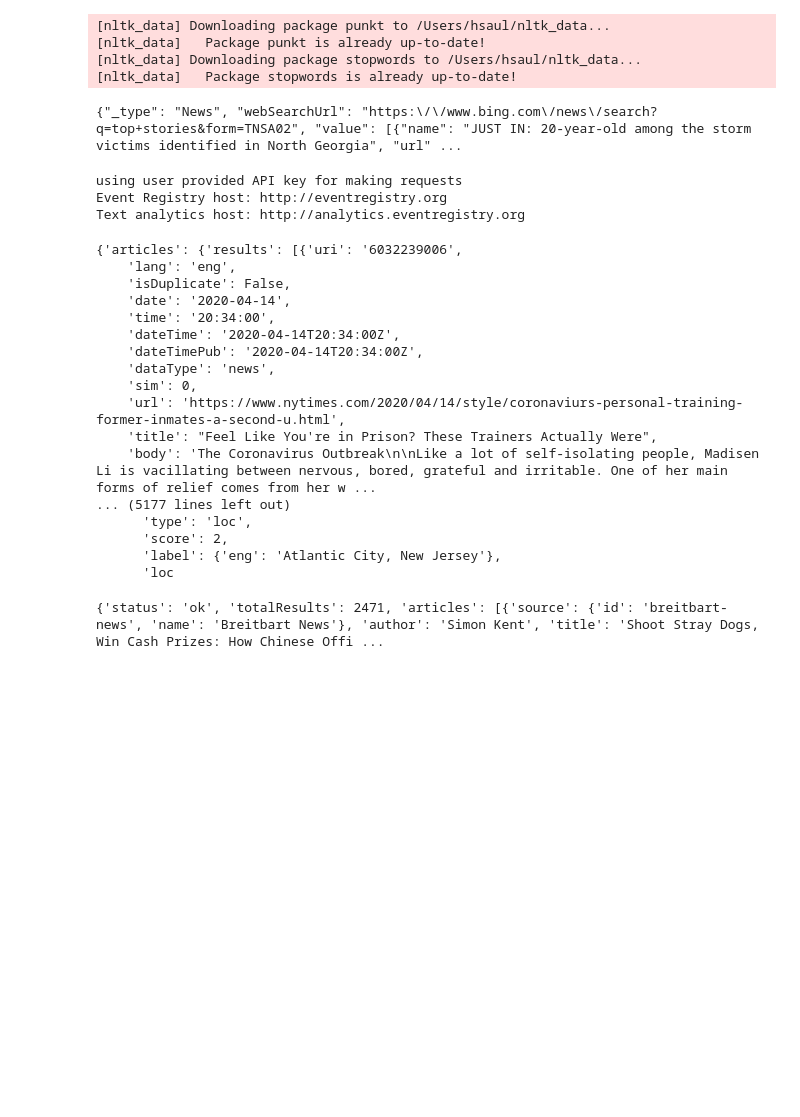
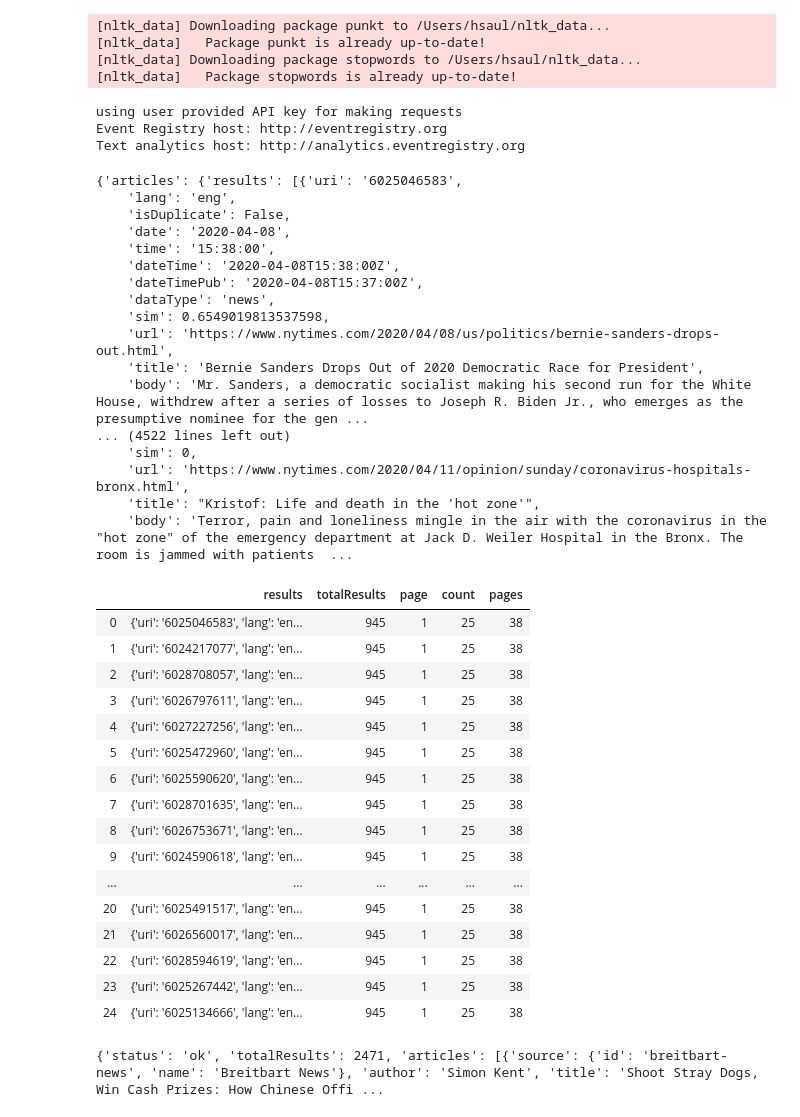
Before and after one commit to deirdrebclark/pro3-News, a Jupyter notebook: COVID-news/NLP COVID News Media.ipynb, the cells around one changed output. Saved outputs shown, nothing was run; the diff lists cells and outputs as text; code cells hidden in the pictures; blank space fills up the shorter version.

```diff
--- a/COVID-news/NLP COVID News Media.ipynb
+++ b/COVID-news/NLP COVID News Media.ipynb
@@ -32,29 +29,16 @@ subscription_key = "b9297b332bmshd145b94c59505f0p1a438cjsn3dc7ab324c32"
-# %%
-url = "https://microsoft-azure-bing-news-search-v1.p.rapidapi.com/"
-search_term = "Coronavirus"
-headers = {
-    'x-rapidapi-host': "microsoft-azure-bing-news-search-v1.p.rapidapi.com",
-    'x-rapidapi-key': "b9297b332bmshd145b94c59505f0p1a438cjsn3dc7ab324c32"
-    }
-params  = {"q": search_term, "textDecorations": True, "textFormat": "HTML"}
-
-response = requests.request("GET", url, headers=headers)
-headers = {"Ocp-Apim-Subscription-Key" : subscription_key}
-print(response.text)
-# %% [output]
-{"_type": "News", "webSearchUrl": "https:\/\/www.bing.com\/news\/search?q=top+stories&form=TNSA02", "value": [{"name": "JUST IN: 20-year-old among the storm victims identified in North Georgia", "url" ...
 # %%
 from eventregistry import *
 er = EventRegistry(apiKey = '33bbd245-d081-4083-aea8-aae044547b59' )
 q = QueryArticles(
-    dateStart = datetime.date(2020, 4, 1), dateEnd = datetime.date(2020, 4, 14),
+    dateStart = datetime.date(2020, 4, 8), dateEnd = datetime.date(2020, 4, 15),
     conceptUri = er.getConceptUri("Coronavirus"),
     sourceUri = er.getNewsSourceUri("New York Times"))
 
 # return details about the articles, including the concepts, categories, location and image
-q.setRequestedResult(RequestArticlesInfo(count = 50,
+q.setRequestedResult(RequestArticlesInfo(count = 25,
+    sortBy = "socialScore",
     returnInfo = ReturnInfo(
-        articleInfo = ArticleInfoFlags(duplicateList = True, concepts = True, categories = True, location = True, image = True))))
+        articleInfo = ArticleInfoFlags(socialScore= True, duplicateList = True, concepts = True, categories = True, location = True, image = True))))
 # execute the query
 res = er.execQuery(q)
 # %% [output]
@@ -64,23 +48,44 @@ Text analytics host: http://analytics.eventregistry.org
 # %%
 res
 # %% [output]
-{'articles': {'results': [{'uri': '6032239006',
+{'articles': {'results': [{'uri': '6025046583',
     'lang': 'eng',
     'isDuplicate': False,
-    'date': '2020-04-14',
-    'time': '20:34:00',
-    'dateTime': '2020-04-14T20:34:00Z',
-    'dateTimePub': '2020-04-14T20:34:00Z',
+    'date': '2020-04-08',
+    'time': '15:38:00',
+    'dateTime': '2020-04-08T15:38:00Z',
+    'dateTimePub': '2020-04-08T15:37:00Z',
     'dataType': 'news',
+    'sim': 0.6549019813537598,
+    'url': 'https://www.nytimes.com/2020/04/08/us/politics/bernie-sanders-drops-out.html',
+    'title': 'Bernie Sanders Drops Out of 2020 Democratic Race for President',
+    'body': 'Mr. Sanders, a democratic socialist making his second run for the White House, withdrew after a series of losses to Joseph R. Biden Jr., who emerges as the presumptive nominee for the gen ...
+... (4522 lines left out)
     'sim': 0,
-    'url': 'https://www.nytimes.com/2020/04/14/style/coronaviurs-personal-training-former-inmates-a-second-u.html',
-    'title': "Feel Like You're in Prison? These Trainers Actually Were",
-    'body': 'The Coronavirus Outbreak\n\nLike a lot of self-isolating people, Madisen Li is vacillating between nervous, bored, grateful and irritable. One of her main forms of relief comes from her w ...
-... (5177 lines left out)
-      'type': 'loc',
-      'score': 2,
-      'label': {'eng': 'Atlantic City, New Jersey'},
-      'loc
+    'url': 'https://www.nytimes.com/2020/04/11/opinion/sunday/coronavirus-hospitals-bronx.html',
+    'title': "Kristof: Life and death in the 'hot zone'",
+    'body': 'Terror, pain and loneliness mingle in the air with the coronavirus in the "hot zone" of the emergency department at Jack D. Weiler Hospital in the Bronx. The room is jammed with patients  ...
+# %%
+res_df=pd.DataFrame(res['articles'])
+res_df
+# %% [output]
+|  | results | totalResults | page | count | pages |
+| 0 | {'uri': '6025046583', 'lang': 'en... | 945 | 1 | 25 | 38 |
+| 1 | {'uri': '6024217077', 'lang': 'en... | 945 | 1 | 25 | 38 |
+| 2 | {'uri': '6028708057', 'lang': 'en... | 945 | 1 | 25 | 38 |
+| 3 | {'uri': '6026797611', 'lang': 'en... | 945 | 1 | 25 | 38 |
+| 4 | {'uri': '6027227256', 'lang': 'en... | 945 | 1 | 25 | 38 |
+| 5 | {'uri': '6025472960', 'lang': 'en... | 945 | 1 | 25 | 38 |
+| 6 | {'uri': '6025590620', 'lang': 'en... | 945 | 1 | 25 | 38 |
+| 7 | {'uri': '6028701635', 'lang': 'en... | 945 | 1 | 25 | 38 |
+| 8 | {'uri': '6026753671', 'lang': 'en... | 945 | 1 | 25 | 38 |
+| 9 | {'uri': '6024590618', 'lang': 'en... | 945 | 1 | 25 | 38 |
+| ... | ... | ... | ... | ... | ... |
+| 20 | {'uri': '6025491517', 'lang': 'en... | 945 | 1 | 25 | 38 |
+| 21 | {'uri': '6026560017', 'lang': 'en... | 945 | 1 | 25 | 38 |
+| 22 | {'uri': '6028594619', 'lang': 'en... | 945 | 1 | 25 | 38 |
+| 23 | {'uri': '6025267442', 'lang': 'en... | 945 | 1 | 25 | 38 |
+| 24 | {'uri': '6025134666', 'lang': 'en... | 945 | 1 | 25 | 38 |
 # %%
 newsapi = NewsApiClient(api_key='f513e29c94b844758f79311e9e081927')
 
```
Also changed, not shown: parts of 2 cells of this notebook, 1 other file.
